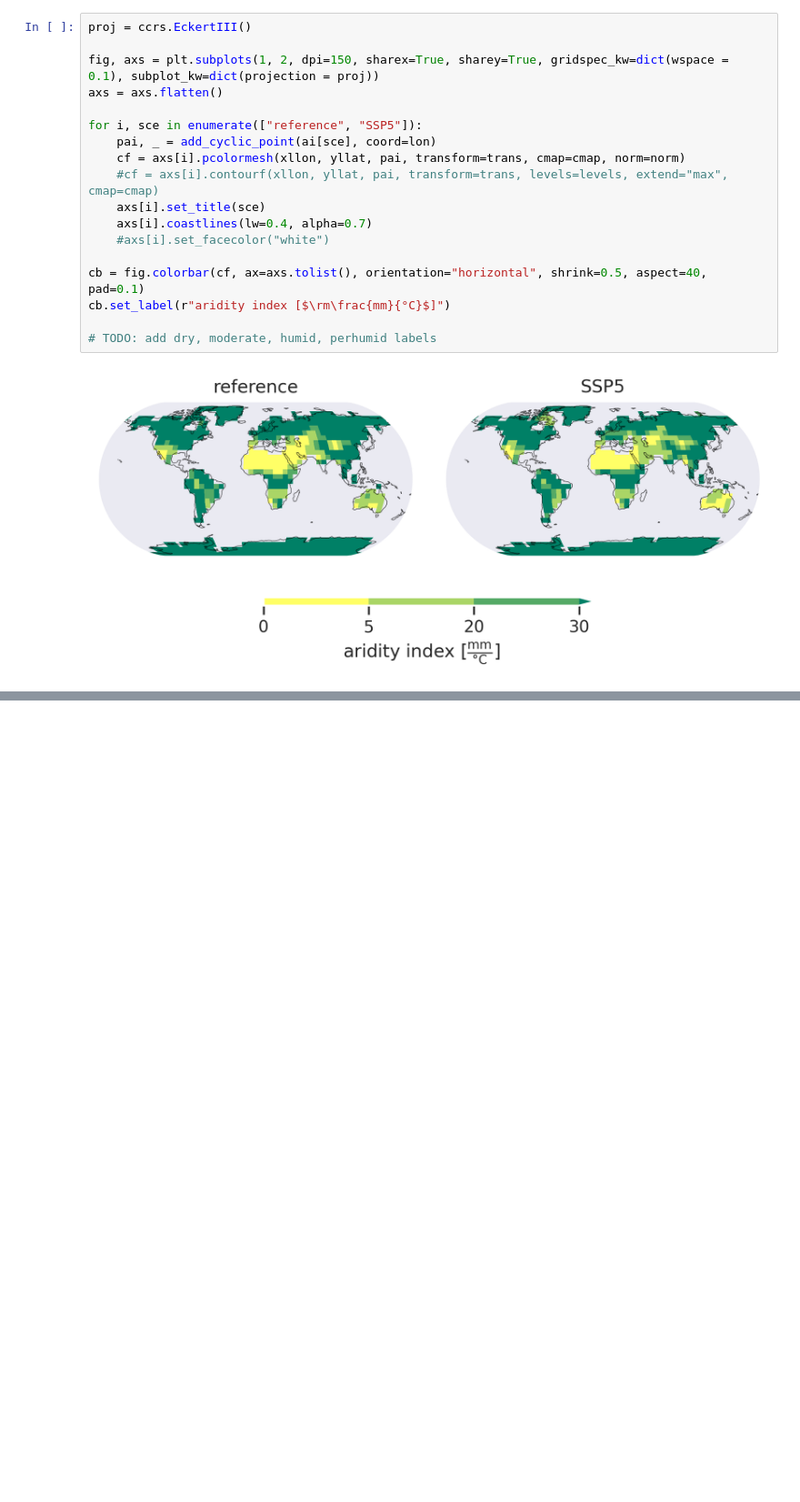
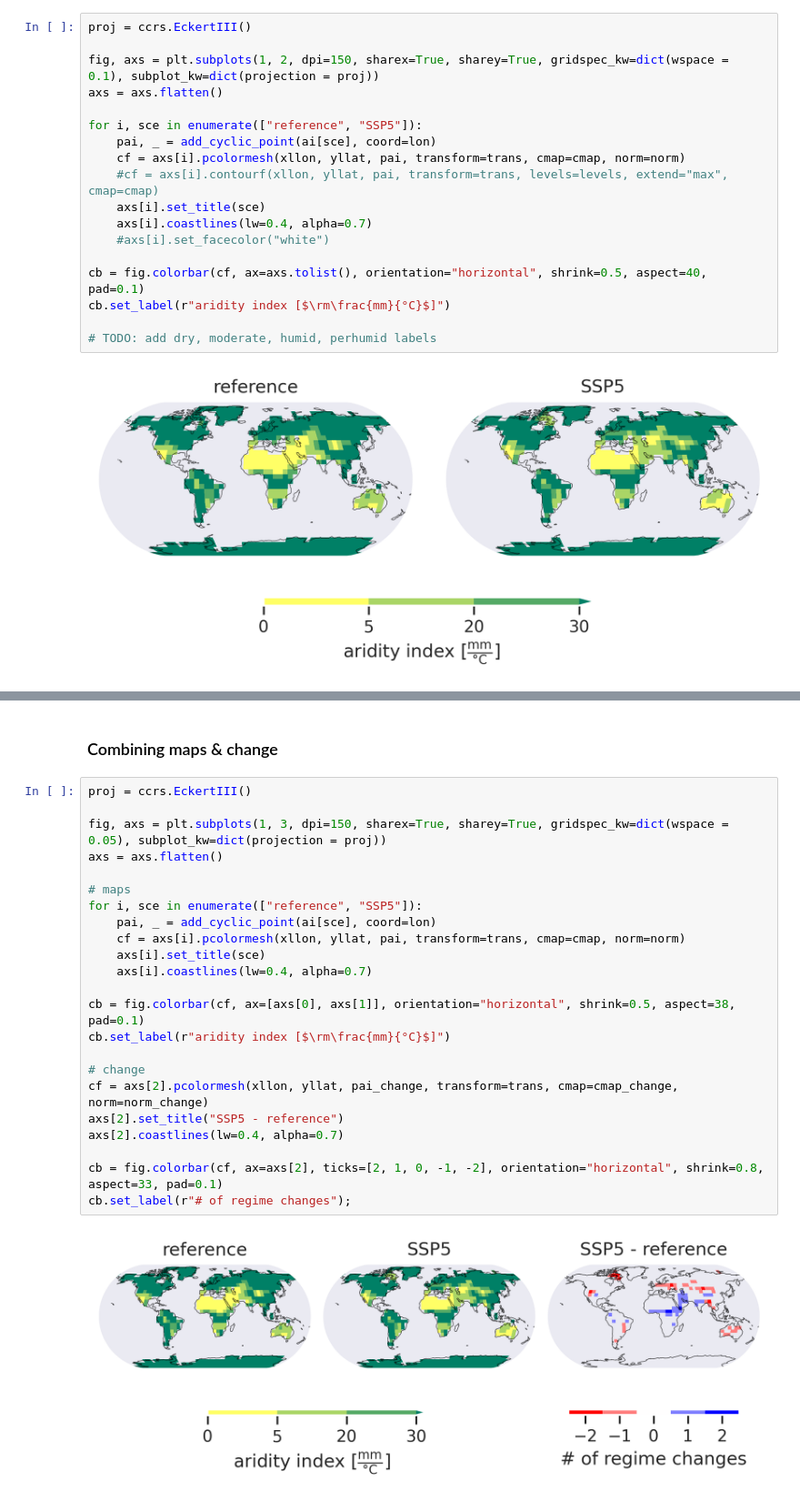
Before and after one commit to vegan-schnitzel/moisture-regimes, a Jupyter notebook: code/pre-analysis.ipynb, the cells around one changed output, grey strips where cells are left out. Shown at 91% size. Saved outputs shown, nothing was run; the diff lists cells and outputs as text; blank space fills up the shorter version.

```diff
--- a/code/pre-analysis.ipynb
+++ b/code/pre-analysis.ipynb
@@ -689,0 +793,27 @@ cb.set_label(r"aridity index [$\rm\frac{mm}{°C}$]")
+# %% [markdown]
+### Combining maps & change
+# %%
+proj = ccrs.EckertIII()
+
+fig, axs = plt.subplots(1, 3, dpi=150, sharex=True, sharey=True, gridspec_kw=dict(wspace = 0.05), subplot_kw=dict(projection = proj))
+axs = axs.flatten()
+
+# maps
+for i, sce in enumerate(["reference", "SSP5"]):
+    pai, _ = add_cyclic_point(ai[sce], coord=lon)
+    cf = axs[i].pcolormesh(xllon, yllat, pai, transform=trans, cmap=cmap, norm=norm)
+    axs[i].set_title(sce)
+    axs[i].coastlines(lw=0.4, alpha=0.7)
+
+cb = fig.colorbar(cf, ax=[axs[0], axs[1]], orientation="horizontal", shrink=0.5, aspect=38, pad=0.1)
+cb.set_label(r"aridity index [$\rm\frac{mm}{°C}$]")
+
+# change
+cf = axs[2].pcolormesh(xllon, yllat, pai_change, transform=trans, cmap=cmap_change, norm=norm_change)
+axs[2].set_title("SSP5 - reference")
+axs[2].coastlines(lw=0.4, alpha=0.7)
+
+cb = fig.colorbar(cf, ax=axs[2], ticks=[2, 1, 0, -1, -2], orientation="horizontal", shrink=0.8, aspect=33, pad=0.1)
+cb.set_label(r"# of regime changes");
+# %% [output]
+[figure, added]
```
Also changed, not shown: parts of 18 cells of this notebook.
